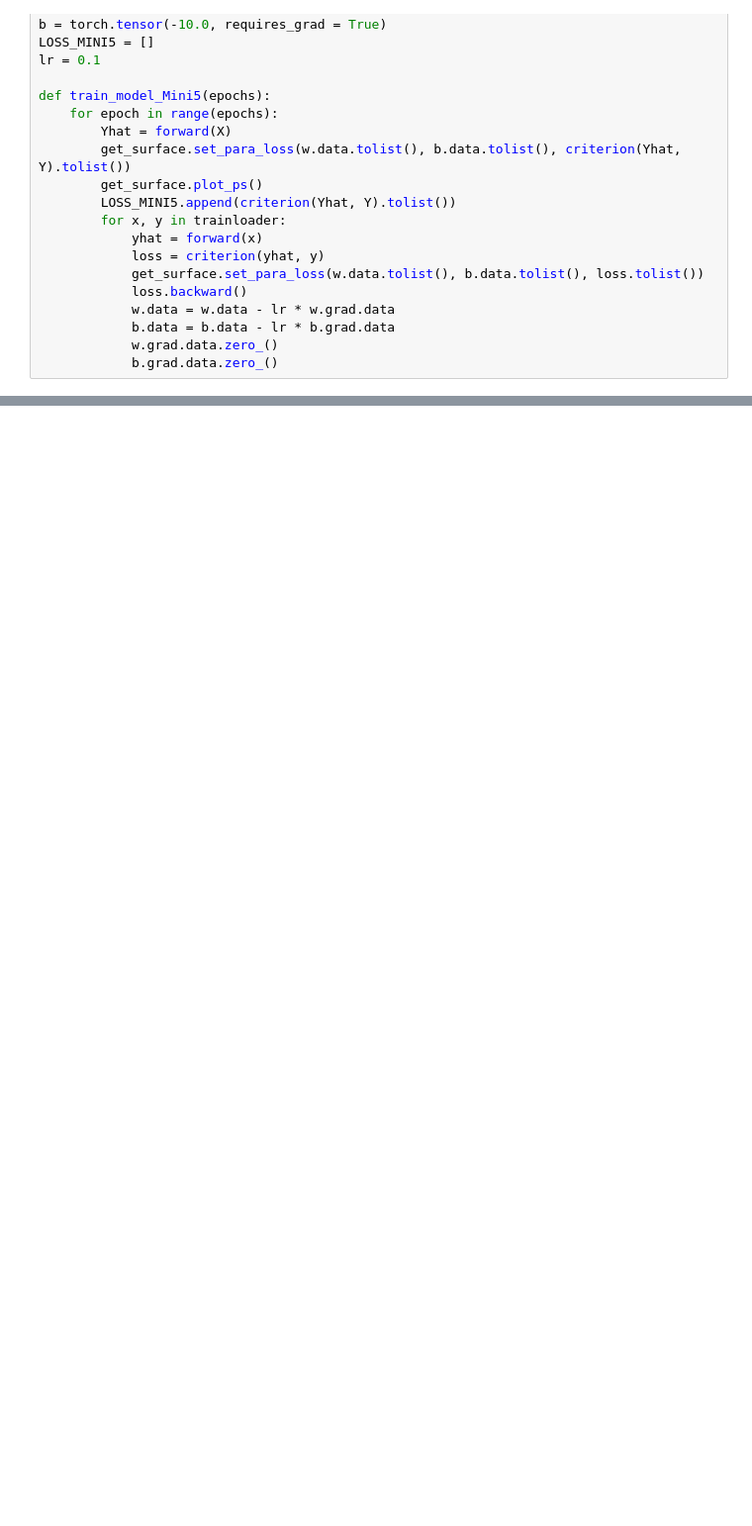
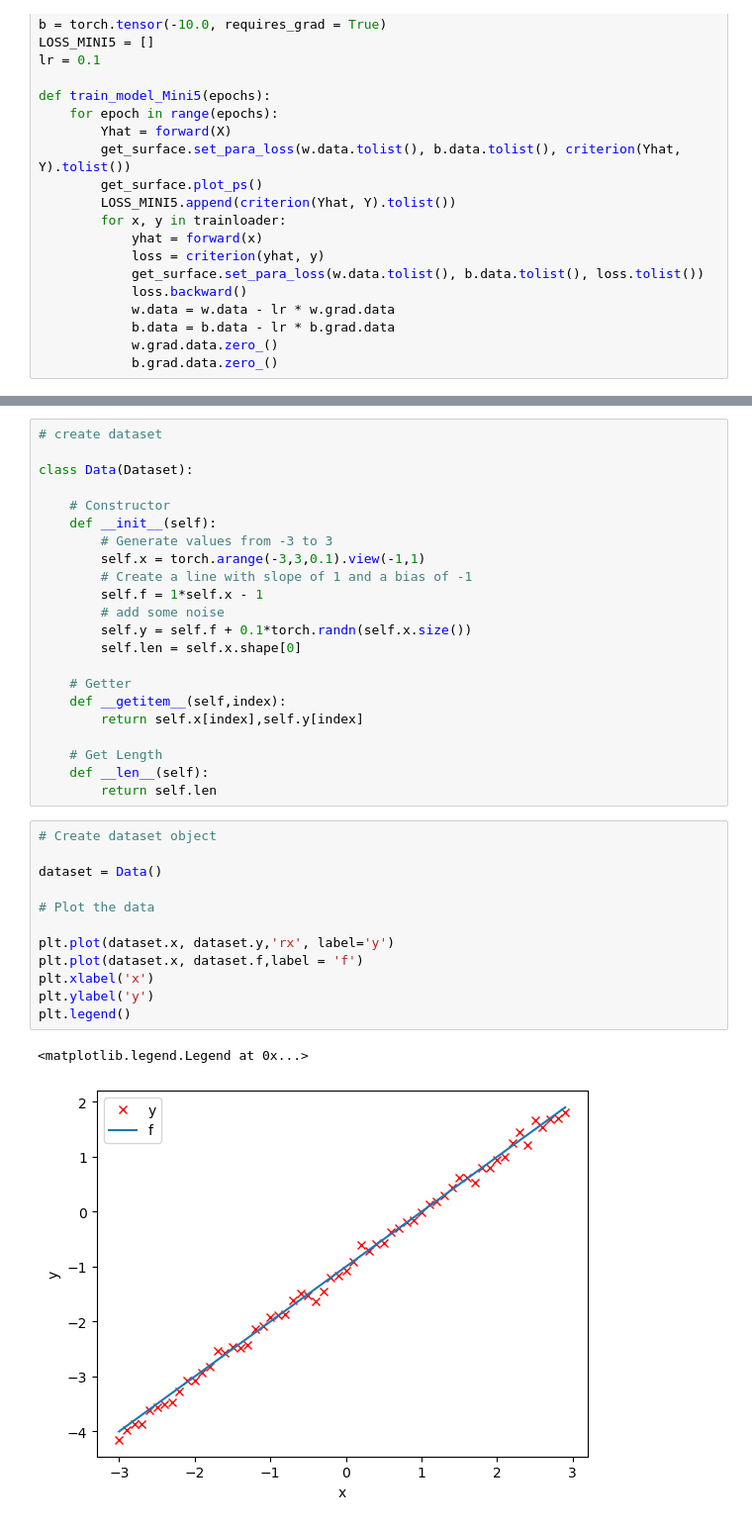
Before and after one commit to mehrankhosrojerdi/PyTorch, a Jupyter notebook: 5_Stochastic_Gradient_Descent.ipynb, the cells around one changed output, grey strips where cells are left out. Shown at 99% size. Saved outputs shown, nothing was run; the diff lists cells and outputs as text; blank space fills up the shorter version.

Commit message:
dataset

```diff
--- a/5_stochastic_gradient_descent.ipynb
+++ b/5_Stochastic_Gradient_Descent.ipynb
@@ -365,0 +370,37 @@ plt.show()
+# %%
+# create dataset
+
+class Data(Dataset):
+
+    # Constructor
+    def __init__(self):
+        # Generate values from -3 to 3
+        self.x = torch.arange(-3,3,0.1).view(-1,1)
+        # Create a line with slope of 1 and a bias of -1
+        self.f = 1*self.x - 1
+        # add some noise
+        self.y = self.f + 0.1*torch.randn(self.x.size())
+        self.len = self.x.shape[0]
+
+    # Getter
+    def __getitem__(self,index):
+        return self.x[index],self.y[index]
+
+    # Get Length
+    def __len__(self):
+        return self.len
+# %%
+# Create dataset object
+
+dataset = Data()
+
+# Plot the data
+
+plt.plot(dataset.x, dataset.y,'rx', label='y')
+plt.plot(dataset.x, dataset.f,label = 'f')
+plt.xlabel('x')
+plt.ylabel('y')
+plt.legend()
+# %% [output]
+<matplotlib.legend.Legend at 0x...>
+[figure, added]
```
Also changed, not shown: parts of 15 cells of this notebook, 1 other file.
